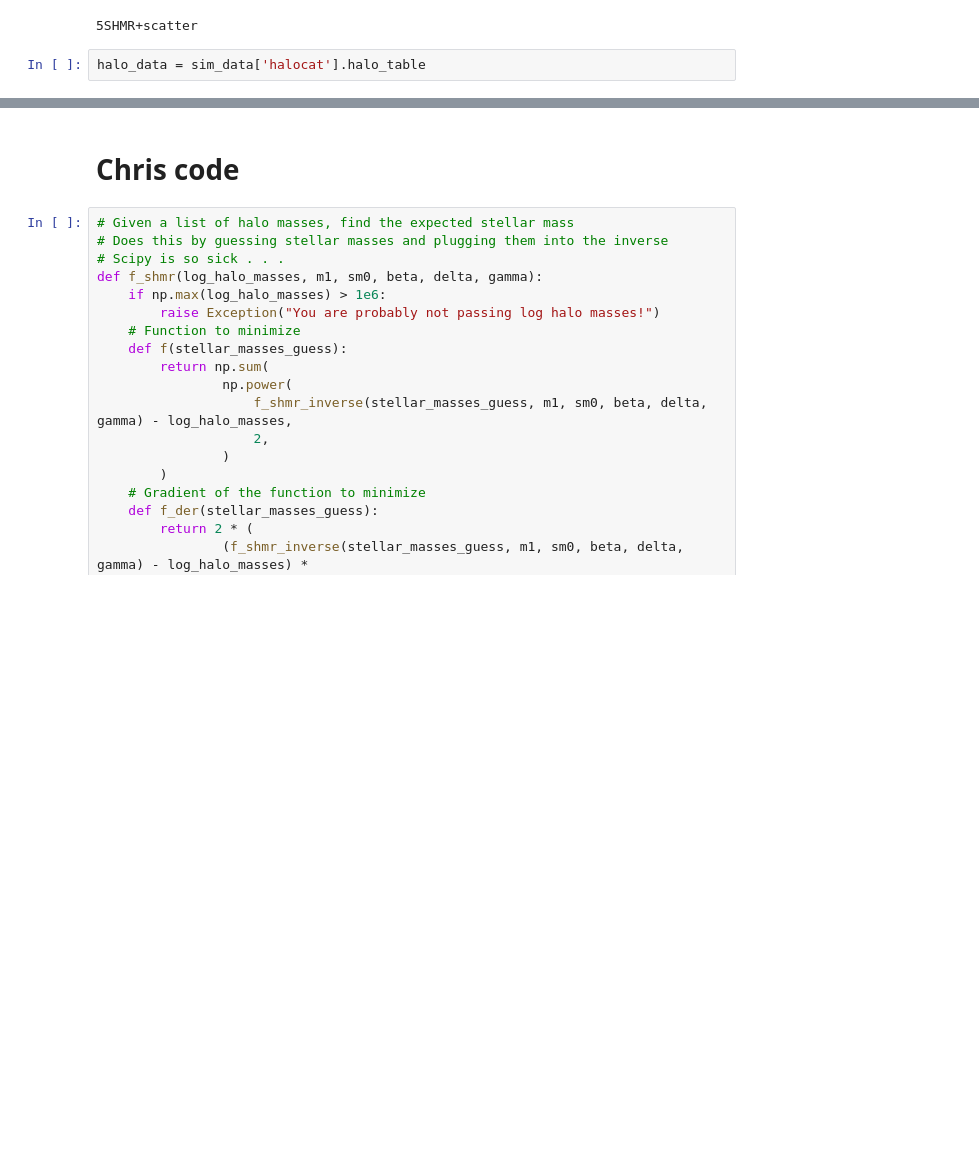
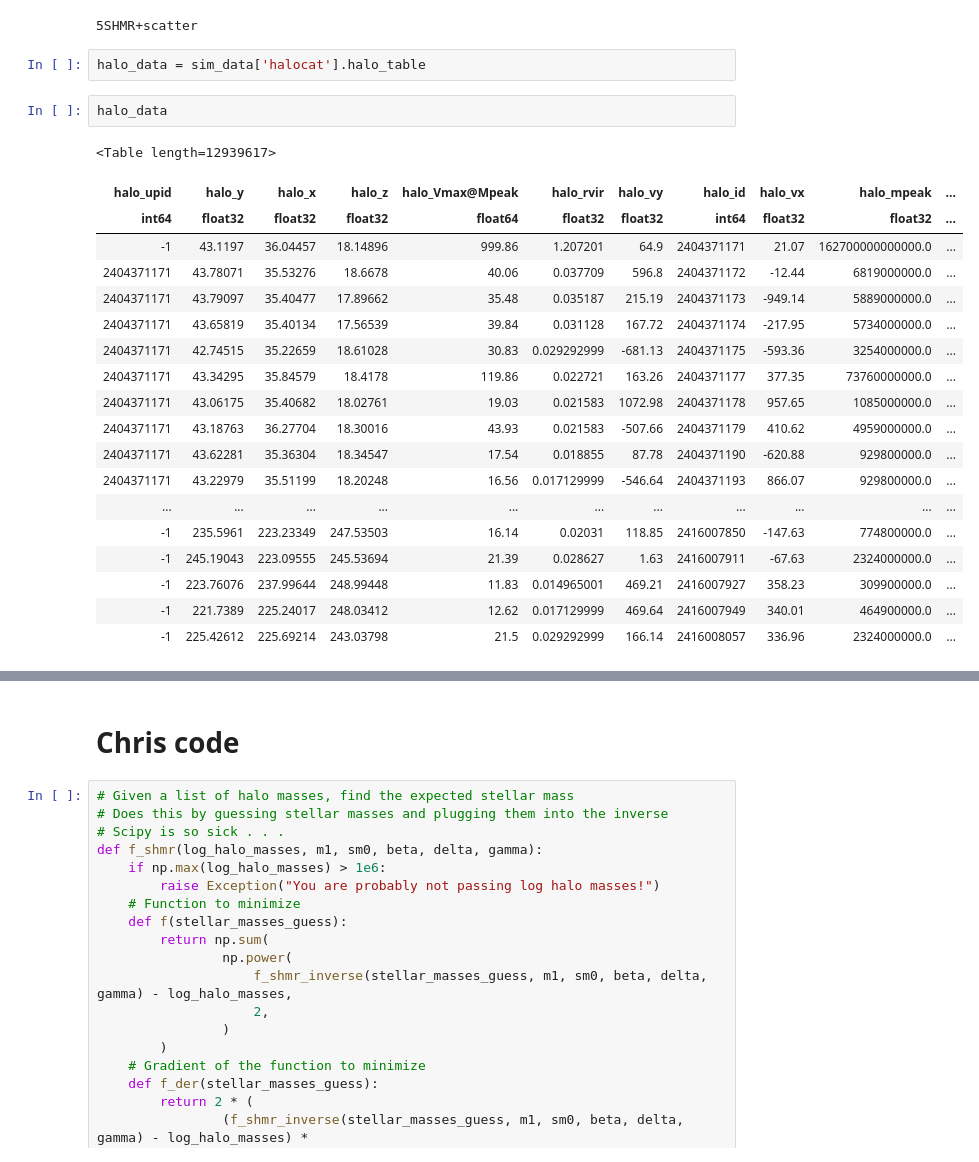
Before and after one commit to f-ardila/dwarf_lensing, a Jupyter notebook: halotools_vs_chris.ipynb, the cells around one changed output, grey strips where cells are left out. Saved outputs shown, nothing was run; the diff lists cells and outputs as text; blank space fills up the shorter version.

```diff
--- a/halotools_vs_chris.ipynb
+++ b/halotools_vs_chris.ipynb
@@ -19,3 +20,25 @@ config, cosmos_data, sim_data = initial_model(config_initial)
 5SHMR+scatter
 # %%
 halo_data = sim_data['halocat'].halo_table
+# %%
+halo_data
+# %% [output]
+<Table length=12939617>
+| halo_upid | halo_y | halo_x | halo_z | halo_Vmax@Mpeak | halo_rvir | halo_vy | halo_id | halo_vx | halo_mpeak | ... |
+| int64 | float32 | float32 | float32 | float64 | float32 | float32 | int64 | float32 | float32 | ... |
+| -1 | 43.1197 | 36.04457 | 18.14896 | 999.86 | 1.207201 | 64.9 | 2404371171 | 21.07 | 162700000000000.0 | ... |
+| 2404371171 | 43.78071 | 35.53276 | 18.6678 | 40.06 | 0.037709 | 596.8 | 2404371172 | -12.44 | 6819000000.0 | ... |
+| 2404371171 | 43.79097 | 35.40477 | 17.89662 | 35.48 | 0.035187 | 215.19 | 2404371173 | -949.14 | 5889000000.0 | ... |
+| 2404371171 | 43.65819 | 35.40134 | 17.56539 | 39.84 | 0.031128 | 167.72 | 2404371174 | -217.95 | 5734000000.0 | ... |
+| 2404371171 | 42.74515 | 35.22659 | 18.61028 | 30.83 | 0.029292999 | -681.13 | 2404371175 | -593.36 | 3254000000.0 | ... |
+| 2404371171 | 43.34295 | 35.84579 | 18.4178 | 119.86 | 0.022721 | 163.26 | 2404371177 | 377.35 | 73760000000.0 | ... |
+| 2404371171 | 43.06175 | 35.40682 | 18.02761 | 19.03 | 0.021583 | 1072.98 | 2404371178 | 957.65 | 1085000000.0 | ... |
+| 2404371171 | 43.18763 | 36.27704 | 18.30016 | 43.93 | 0.021583 | -507.66 | 2404371179 | 410.62 | 4959000000.0 | ... |
+| 2404371171 | 43.62281 | 35.36304 | 18.34547 | 17.54 | 0.018855 | 87.78 | 2404371190 | -620.88 | 929800000.0 | ... |
+| 2404371171 | 43.22979 | 35.51199 | 18.20248 | 16.56 | 0.017129999 | -546.64 | 2404371193 | 866.07 | 929800000.0 | ... |
+| ... | ... | ... | ... | ... | ... | ... | ... | ... | ... | ... |
+| -1 | 235.5961 | 223.23349 | 247.53503 | 16.14 | 0.02031 | 118.85 | 2416007850 | -147.63 | 774800000.0 | ... |
+| -1 | 245.19043 | 223.09555 | 245.53694 | 21.39 | 0.028627 | 1.63 | 2416007911 | -67.63 | 2324000000.0 | ... |
+| -1 | 223.76076 | 237.99644 | 248.99448 | 11.83 | 0.014965001 | 469.21 | 2416007927 | 358.23 | 309900000.0 | ... |
+| -1 | 221.7389 | 225.24017 | 248.03412 | 12.62 | 0.017129999 | 469.64 | 2416007949 | 340.01 | 464900000.0 | ... |
+| -1 | 225.42612 | 225.69214 | 243.03798 | 21.5 | 0.029292999 | 166.14 | 2416008057 | 336.96 | 2324000000.0 | ... |
```
Also changed, not shown: parts of 7 cells of this notebook, 1 other file.
